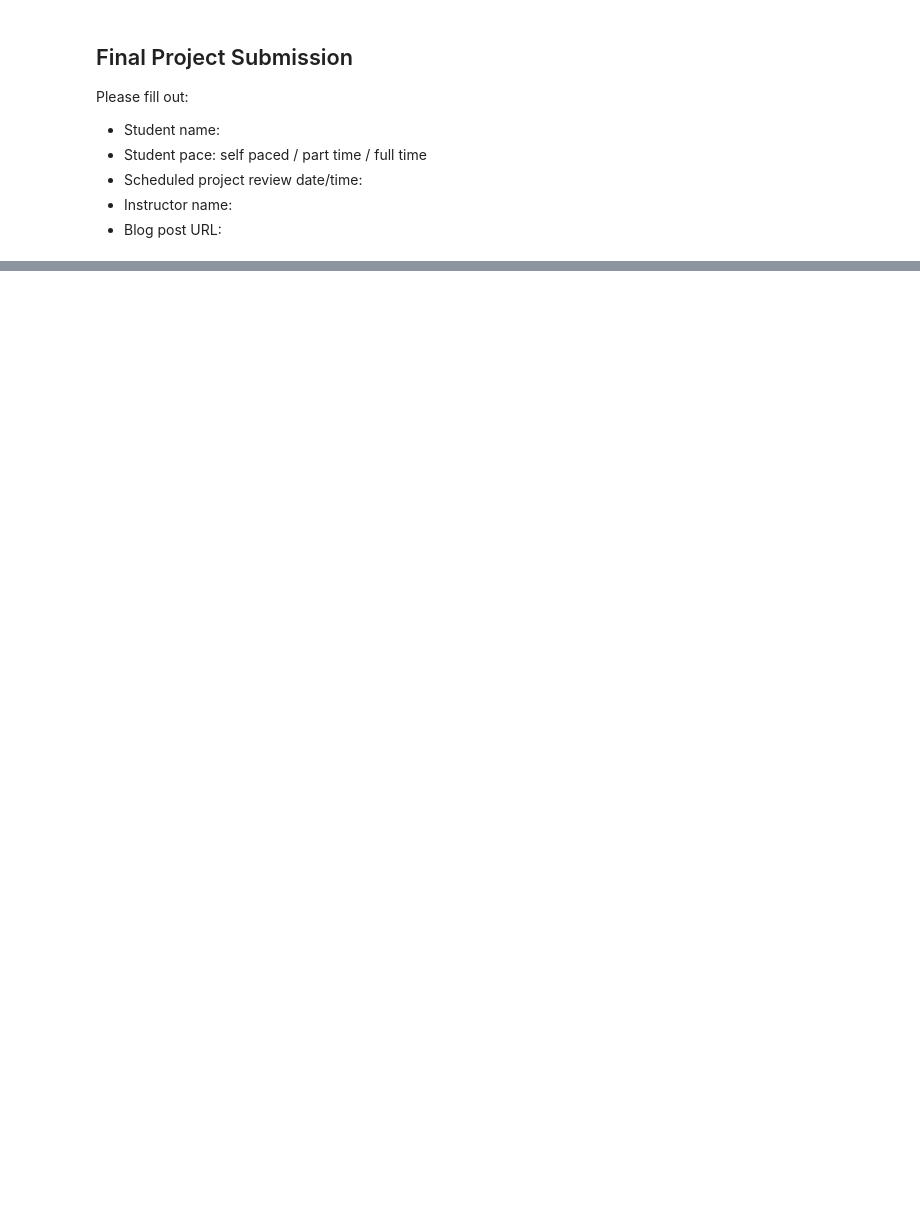
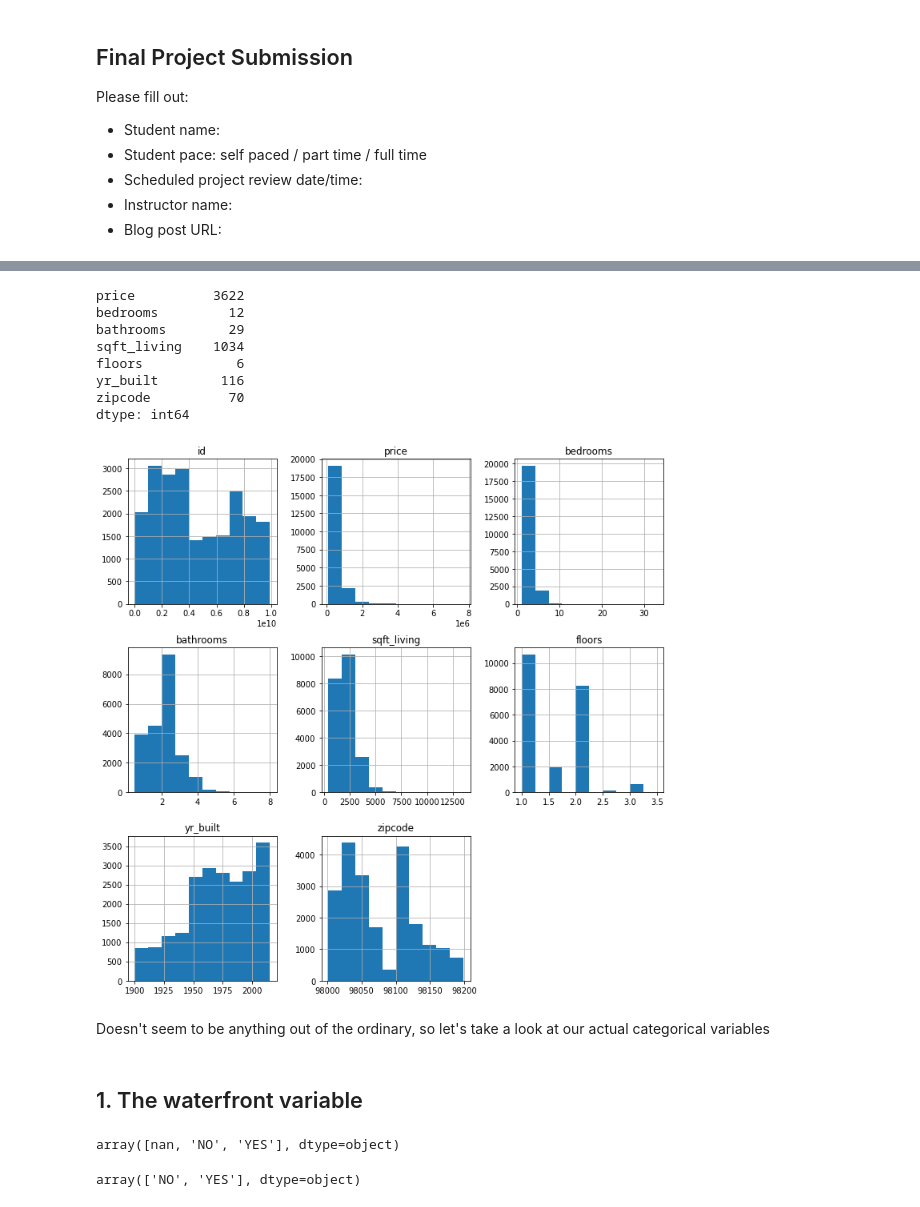
Before and after one commit to aharri123/dsc-phase-2-project-v2-3, a Jupyter notebook: student.ipynb, the cells around one changed output, grey strips where cells are left out. Cells and saved outputs as stored; diff of their text form; code cells hidden in the pictures; blank space fills up the shorter version.

```diff
--- a/student.ipynb
+++ b/student.ipynb
@@ -28,0 +59,4 @@ pd.read_csv("kc_house_data.csv")
+# %%
+#Dropping the above mentioned columns
+
+df = df.drop(columns = ["date", "sqft_lot", "view", "sqft_above", "sqft_basement", "yr_renovated", "lat", "long", "sqft_living15", "sqft_lot15"])
@@ -28,0 +100,25 @@ pd.read_csv("kc_house_data.csv")
+# %%
+#Let's double check for any disguised categorical variables other than our obvious ones
+
+
+df.hist(figsize = (12,12));
+
+df[["price", "bedrooms", "bathrooms", "sqft_living", "floors", "yr_built", "zipcode"]].nunique()
+# %% [output]
+price          3622
+bedrooms         12
+bathrooms        29
+sqft_living    1034
+floors            6
+yr_built        116
+zipcode          70
+dtype: int64
+[figure, added]
+# %% [markdown]
+Doesn't seem to be anything out of the ordinary, so let's take a look at our actual categorical variables
+# %% [markdown]
+## 1. The waterfront variable ##
+# %%
+df["waterfront"].unique()
+# %% [output]
+array([nan, 'NO', 'YES'], dtype=object)
@@ -28,0 +130,5 @@ pd.read_csv("kc_house_data.csv")
+# %%
+#Let's check it worked
+df["waterfront"].unique()
+# %% [output]
+array(['NO', 'YES'], dtype=object)
```
Also changed, not shown: parts of 13 cells of this notebook.
